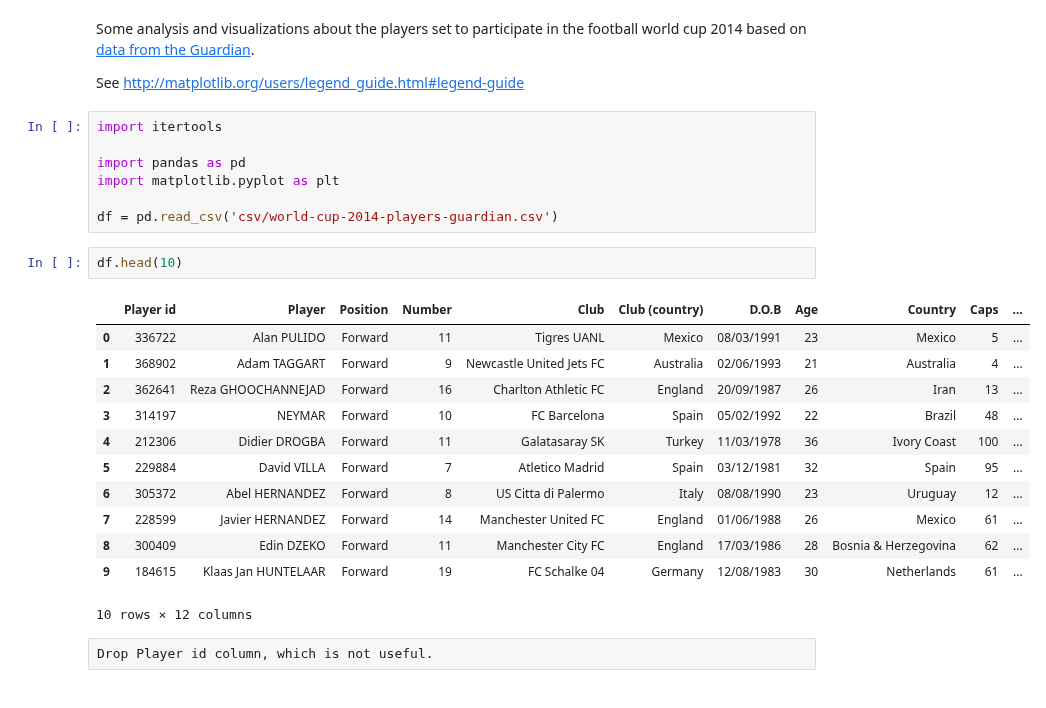
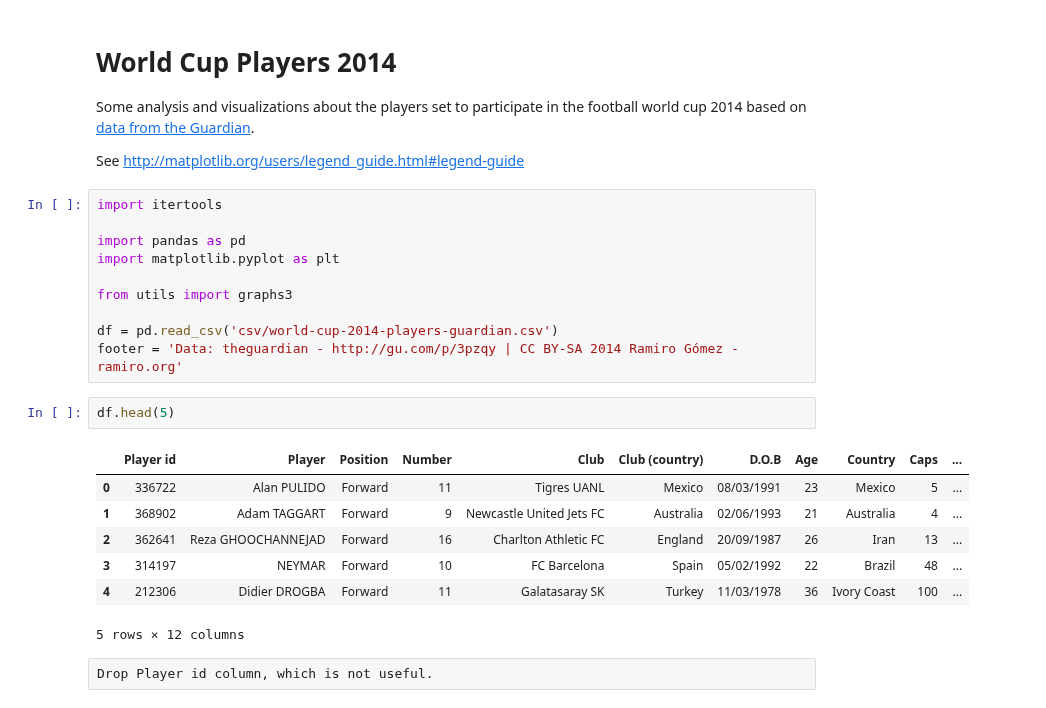
Before and after one commit to yaph/ipython-notebooks, a Jupyter notebook: World Cup Players 2014.ipynb, the cells around one changed output. Saved outputs shown, nothing was run; the diff lists cells and outputs as text.

```diff
--- a/World Cup Players 2014.ipynb
+++ b/World Cup Players 2014.ipynb
@@ -1,4 +1,6 @@
 # %% [markdown]
+# World Cup Players 2014
+
 Some analysis and visualizations about the players set to participate in the football world cup 2014 based on [data from the Guardian](http://www.theguardian.com/football/datablog/2014/jun/06/world-cup-squads-rosters-broken-down-club-age-height).
 
 See http://matplotlib.org/users/legend_guide.html#legend-guide
@@ -8,22 +10,20 @@ import itertools
 import pandas as pd
 import matplotlib.pyplot as plt
 
+from utils import graphs3
+
 df = pd.read_csv('csv/world-cup-2014-players-guardian.csv')
+footer = 'Data: theguardian - http://gu.com/p/3pzqy | CC BY-SA 2014 Ramiro Gómez - ramiro.org'
 # %%
-df.head(10)
+df.head(5)
 # %% [output]
 |  | Player id | Player | Position | Number | Club | Club (country) | D.O.B | Age | Country | Caps | ... |
 | 0 | 336722 | Alan PULIDO | Forward | 11 | Tigres UANL | Mexico | 08/03/1991 | 23 | Mexico | 5 | ... |
 | 1 | 368902 | Adam TAGGART | Forward | 9 | Newcastle United Jets FC | Australia | 02/06/1993 | 21 | Australia | 4 | ... |
 | 2 | 362641 | Reza GHOOCHANNEJAD | Forward | 16 | Charlton Athletic FC | England | 20/09/1987 | 26 | Iran | 13 | ... |
 | 3 | 314197 | NEYMAR | Forward | 10 | FC Barcelona | Spain | 05/02/1992 | 22 | Brazil | 48 | ... |
 | 4 | 212306 | Didier DROGBA | Forward | 11 | Galatasaray SK | Turkey | 11/03/1978 | 36 | Ivory Coast | 100 | ... |
-| 5 | 229884 | David VILLA | Forward | 7 | Atletico Madrid | Spain | 03/12/1981 | 32 | Spain | 95 | ... |
-| 6 | 305372 | Abel HERNANDEZ | Forward | 8 | US Citta di Palermo | Italy | 08/08/1990 | 23 | Uruguay | 12 | ... |
-| 7 | 228599 | Javier HERNANDEZ | Forward | 14 | Manchester United FC | England | 01/06/1988 | 26 | Mexico | 61 | ... |
-| 8 | 300409 | Edin DZEKO | Forward | 11 | Manchester City FC | England | 17/03/1986 | 28 | Bosnia & Herzegovina | 62 | ... |
-| 9 | 184615 | Klaas Jan HUNTELAAR | Forward | 19 | FC Schalke 04 | Germany | 12/08/1983 | 30 | Netherlands | 61 | ... |
-10 rows × 12 columns
+5 rows × 12 columns
 # %% [raw]
 Drop Player id column, which is not useful.
 # %%
```
Also changed, not shown: parts of 6 cells of this notebook.
